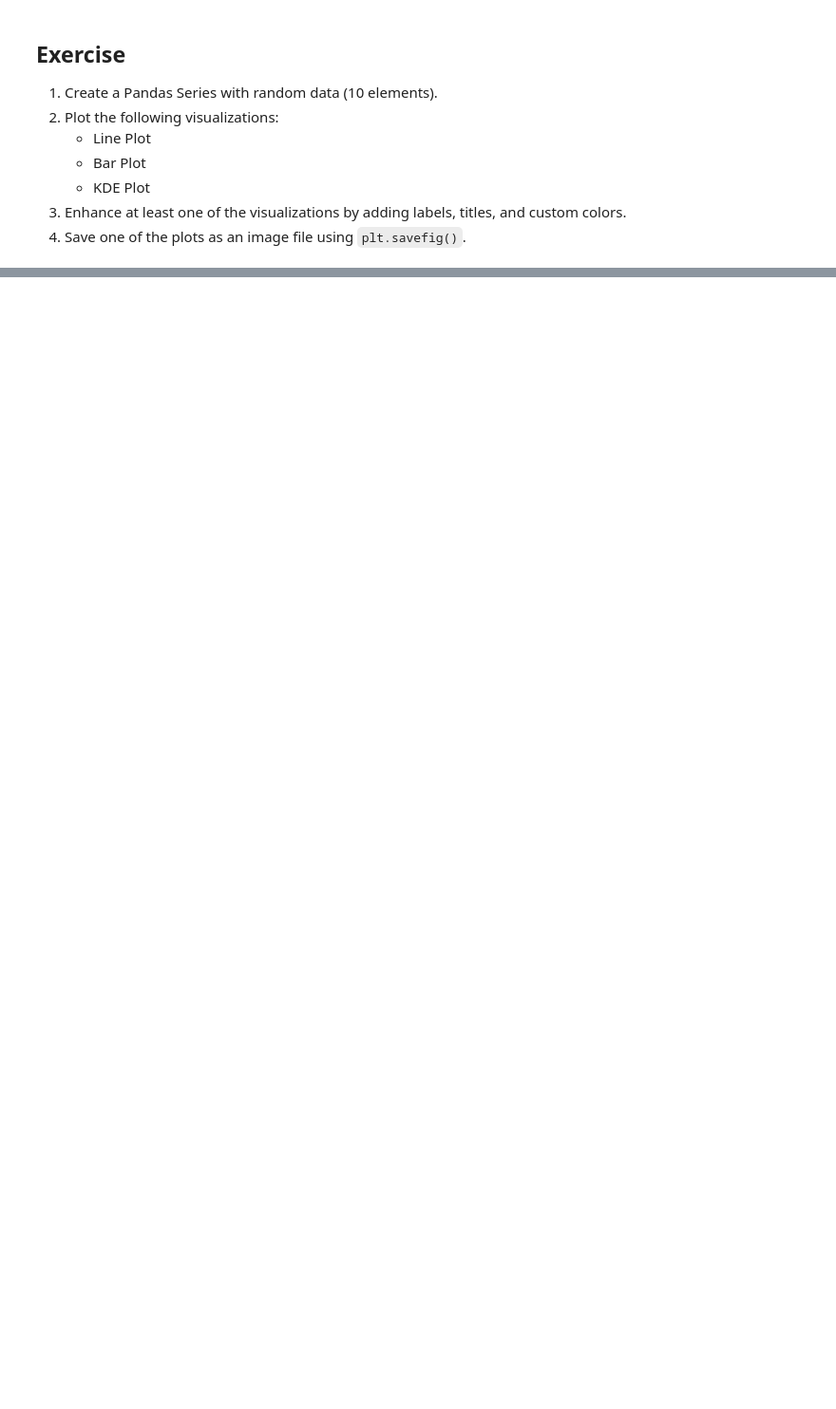
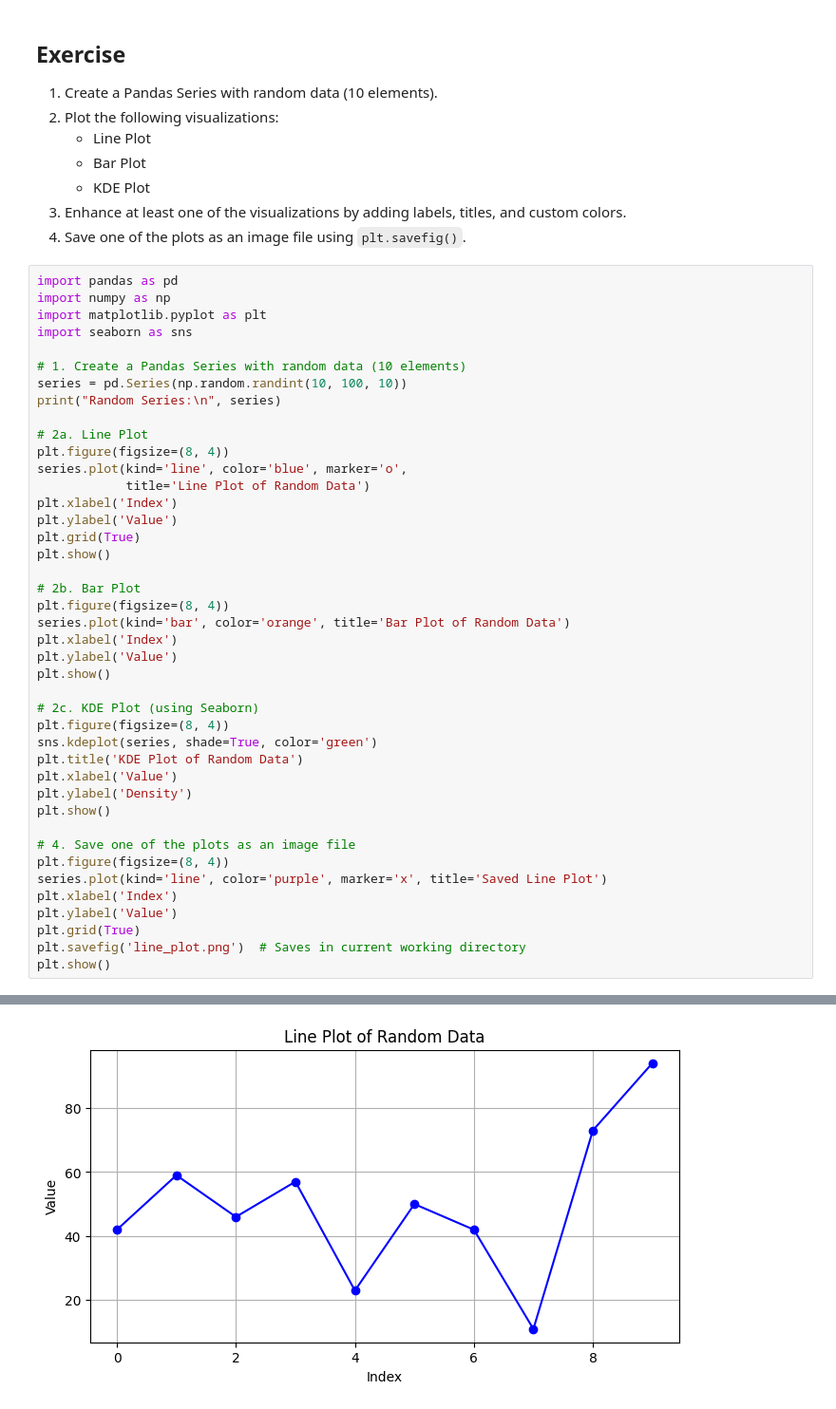
Before and after one commit to Kawser1495/ML_Learn_With_Python, a Jupyter notebook: Day10/Pandas.ipynb, the cells around one changed output, grey strips where cells are left out. Shown at 95% size. Drawn from its saved outputs; the diff is of its cells as text; blank space fills up the shorter version.

```diff
--- a/Day10/Pandas.ipynb
+++ b/Day10/Pandas.ipynb
@@ -629,3 +647,46 @@ This will become an error in seaborn v0.14.0; please update your code.
    - KDE Plot
 3. Enhance at least one of the visualizations by adding labels, titles, and custom colors.
 4. Save one of the plots as an image file using `plt.savefig()`.
+# %%
+import pandas as pd
+import numpy as np
+import matplotlib.pyplot as plt
+import seaborn as sns
+
+# 1. Create a Pandas Series with random data (10 elements)
+series = pd.Series(np.random.randint(10, 100, 10))
+print("Random Series:\n", series)
+
+# 2a. Line Plot
+plt.figure(figsize=(8, 4))
+series.plot(kind='line', color='blue', marker='o',
+            title='Line Plot of Random Data')
+plt.xlabel('Index')
+plt.ylabel('Value')
+plt.grid(True)
+plt.show()
+
+# 2b. Bar Plot
+plt.figure(figsize=(8, 4))
+series.plot(kind='bar', color='orange', title='Bar Plot of Random Data')
+plt.xlabel('Index')
+plt.ylabel('Value')
+plt.show()
+
+# 2c. KDE Plot (using Seaborn)
+plt.figure(figsize=(8, 4))
+sns.kdeplot(series, shade=True, color='green')
+plt.title('KDE Plot of Random Data')
+plt.xlabel('Value')
+plt.ylabel('Density')
+plt.show()
+
+# 4. Save one of the plots as an image file
+plt.figure(figsize=(8, 4))
+series.plot(kind='line', color='purple', marker='x', title='Saved Line Plot')
+plt.xlabel('Index')
+plt.ylabel('Value')
+plt.grid(True)
+plt.savefig('line_plot.png')  # Saves in current working directory
+plt.show()
+# %% [output]
@@ -631,0 +705 @@ This will become an error in seaborn v0.14.0; please update your code.
+[figure, added]
```
Also changed, not shown: parts of 6 cells of this notebook, 1 other file.
